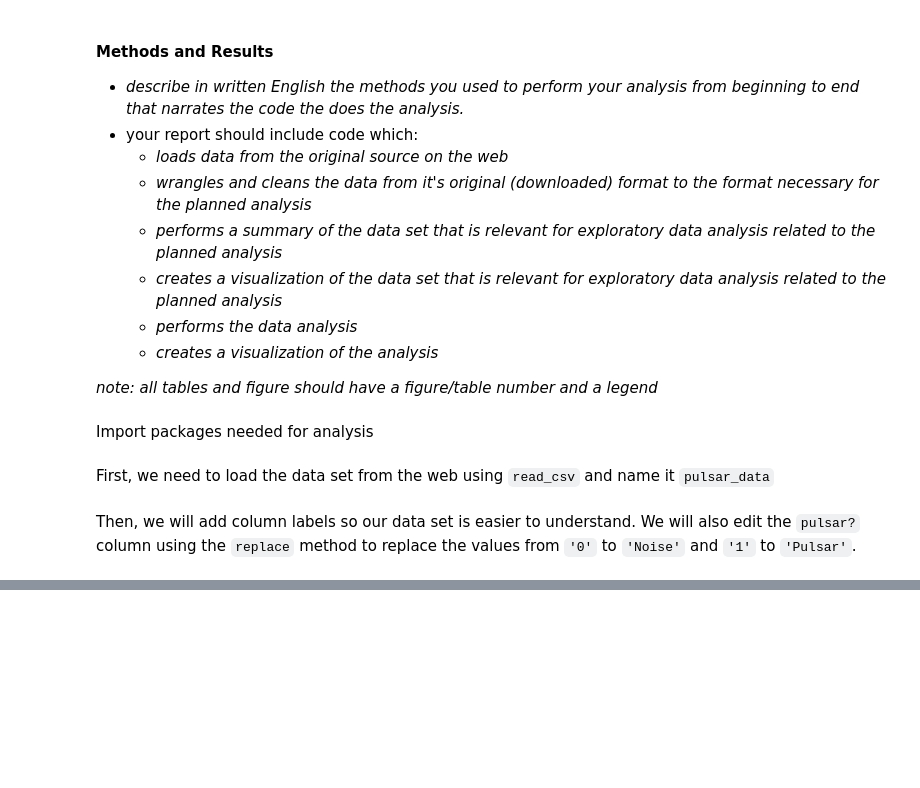
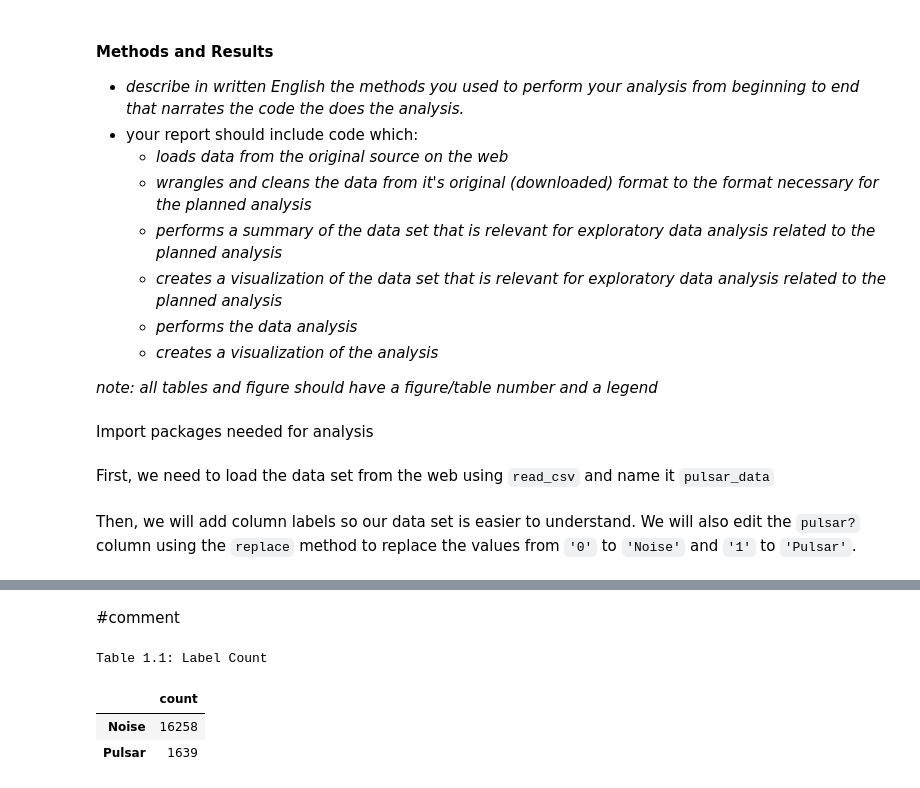
Before and after one commit to Tikio88/Group22_Project, a Jupyter notebook: Group_project.ipynb, the cells around one changed output, grey strips where cells are left out. Saved outputs shown, nothing was run; the diff lists cells and outputs as text; code cells hidden in the pictures; blank space fills up the shorter version.

```diff
--- a/Group_project.ipynb
+++ b/Group_project.ipynb
@@ -88,0 +107,13 @@ pulsar_data
+# %% [markdown]
+#comment
+# %%
+#  Count the amount of pulsar examples and the amount of noise examples in our data.
+
+pulsar_data_count = pulsar_data["label"].value_counts().to_frame()
+pulsar_data_count.columns = ["count"]
+pulsar_data_count.style.set_caption("Table 1.1: Label Count")
+# %% [output]
+Table 1.1: Label Count
+|  | count |
+| Noise | 16258 |
+| Pulsar | 1639 |
```
Also changed, not shown: parts of 23 cells of this notebook.
